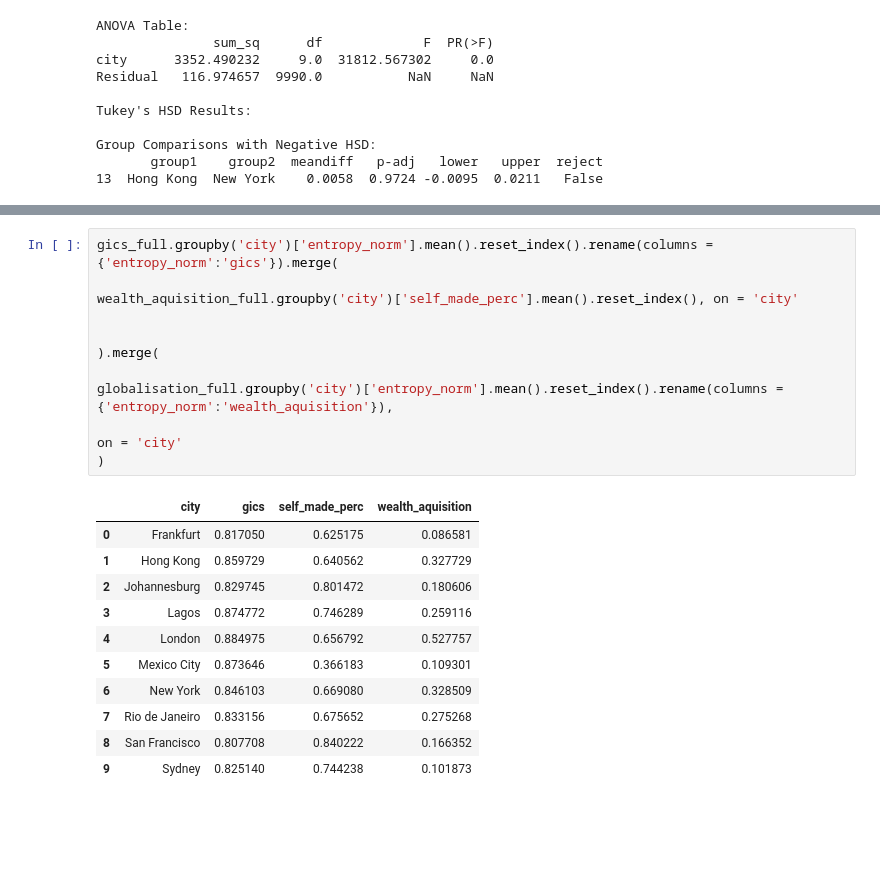
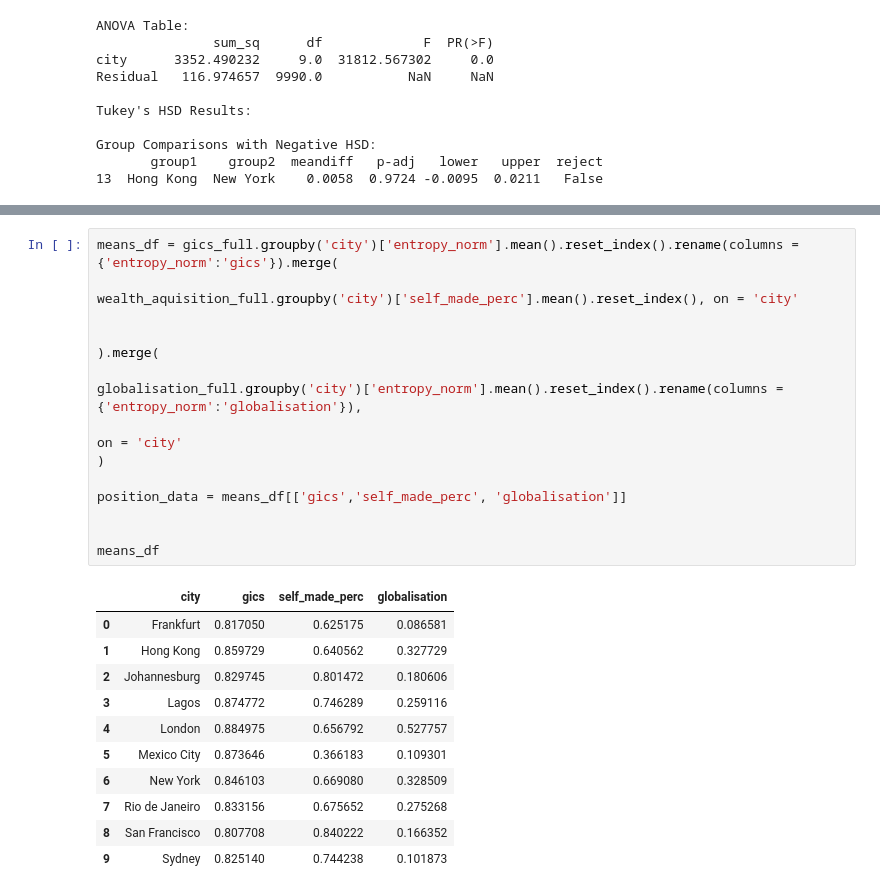
Before and after one commit to JonnoB/wealthnets, a Jupyter notebook: analysis_code.ipynb, the cells around one changed output, grey strips where cells are left out. Cells and saved outputs as stored; diff of their text form; blank space fills up the shorter version.

```diff
--- a/analysis_code.ipynb
+++ b/analysis_code.ipynb
@@ -495,17 +482,22 @@ Name: entropy_norm, dtype: float64
 # %%
-gics_full.groupby('city')['entropy_norm'].mean().reset_index().rename(columns = {'entropy_norm':'gics'}).merge(
+means_df = gics_full.groupby('city')['entropy_norm'].mean().reset_index().rename(columns = {'entropy_norm':'gics'}).merge(
 
 wealth_aquisition_full.groupby('city')['self_made_perc'].mean().reset_index(), on = 'city'
 
 
 ).merge(
 
-globalisation_full.groupby('city')['entropy_norm'].mean().reset_index().rename(columns = {'entropy_norm':'wealth_aquisition'}),
+globalisation_full.groupby('city')['entropy_norm'].mean().reset_index().rename(columns = {'entropy_norm':'globalisation'}),
 
 on = 'city'
 )
+
+position_data = means_df[['gics','self_made_perc', 'globalisation']]
+
+
+means_df
 # %% [output]
-|  | city | gics | self_made_perc | wealth_aquisition |
+|  | city | gics | self_made_perc | globalisation |
 | 0 | Frankfurt | 0.817050 | 0.625175 | 0.086581 |
 | 1 | Hong Kong | 0.859729 | 0.640562 | 0.327729 |
 | 2 | Johannesburg | 0.829745 | 0.801472 | 0.180606 |
```
Also changed, not shown: parts of 12 cells of this notebook, 2 other files.
